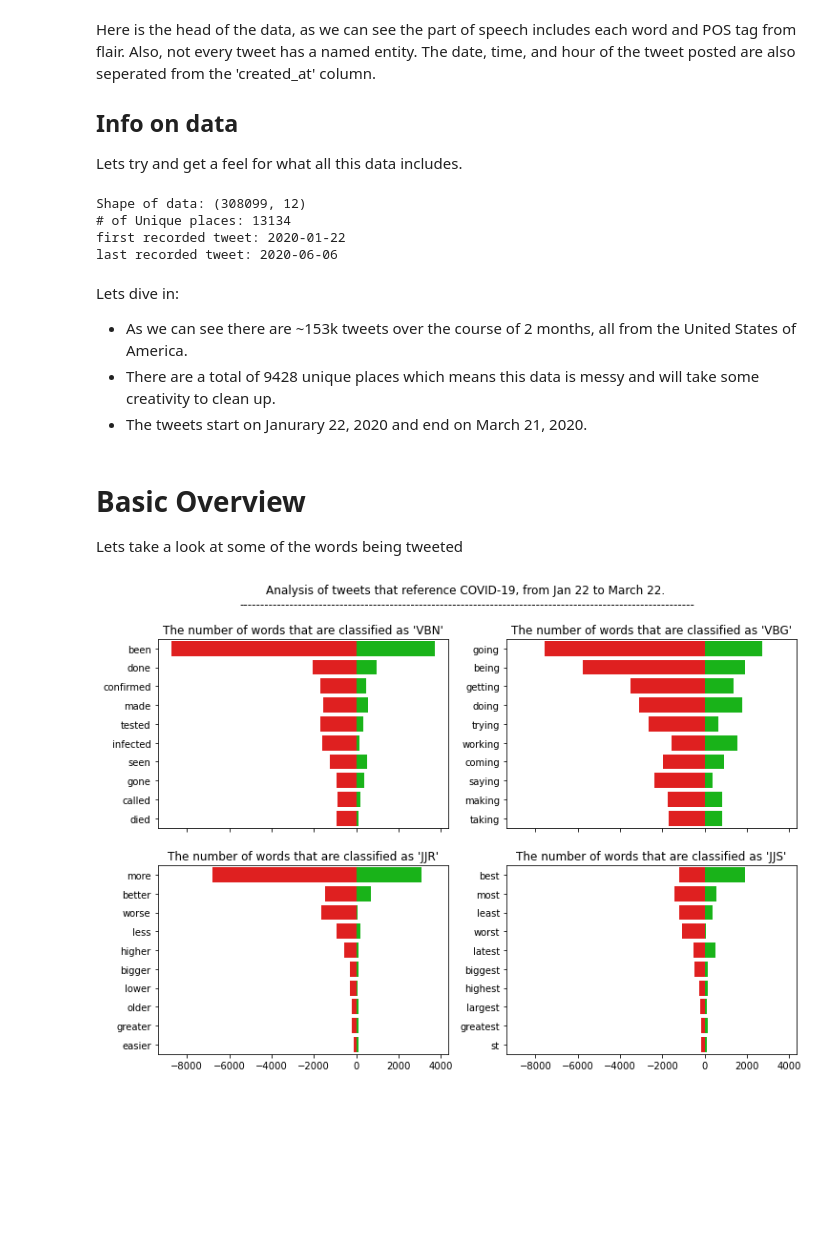
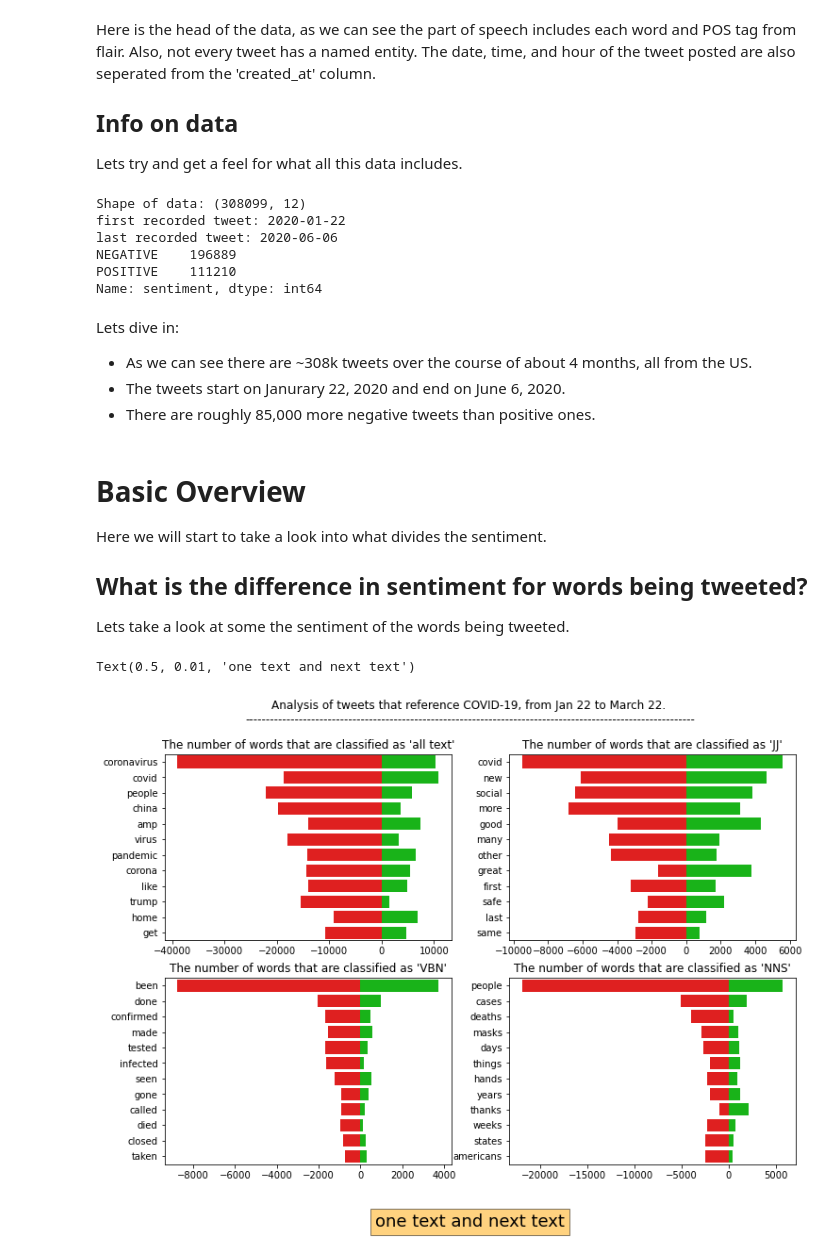
Before and after one commit to Alexander-Kahanek/COVID_Research, a Jupyter notebook: analysis/COVID-analysis.ipynb, the cells around one changed output. Saved outputs shown, nothing was run; the diff lists cells and outputs as text; code cells hidden in the pictures; blank space fills up the shorter version.

```diff
--- a/analysis/COVID-analysis.ipynb
+++ b/analysis/COVID-analysis.ipynb
@@ -49,45 +49,61 @@ Here is the head of the data, as we can see the part of speech includes each wor
 Lets try and get a feel for what all this data includes.
 # %%
 print('Shape of data:', raw.shape)
-print('# of Unique places:',len(raw['place'].unique()))
 print('first recorded tweet:', raw['date'].min())
 print('last recorded tweet:', raw['date'].max())
+print(raw['sentiment'].value_counts())
 # %% [output]
 Shape of data: (308099, 12)
-# of Unique places: 13134
 first recorded tweet: 2020-01-22
 last recorded tweet: 2020-06-06
+NEGATIVE    196889
+POSITIVE    111210
+Name: sentiment, dtype: int64
 # %% [markdown]
 Lets dive in:
 
-* As we can see there are ~153k tweets over the course of 2 months, all from the United States of America.
-* There are a total of 9428 unique places which means this data is messy and will take some creativity to clean up.
-* The tweets start on Janurary 22, 2020 and end on March 21, 2020.
+* As we can see there are ~308k tweets over the course of about 4 months, all from the US.
+* The tweets start on Janurary 22, 2020 and end on June 6, 2020.
+* There are roughly 85,000 more negative tweets than positive ones.
 # %% [markdown]
 # Basic Overview
 
-Lets take a look at some of the words being tweeted
+Here we will start to take a look into what divides the sentiment.
+
+## What is the difference in sentiment for words being tweeted?
+
+Lets take a look at some the sentiment of the words being tweeted.
 # %%
-# # count words in dataframe
-# df = text_lister(raw['cleantext'])
-# df = count_words(df)
-# # df.head(10)
+# tags to search for in chart
+POStags = ['all text', 'JJ', 'VBN', 'NNS']
 
-POStags = ['VBN', 'VBG', 'JJR', 'JJS']
-
-fig, ax = plt.subplots(nrows=2, ncols=2, figsize=(12, 8), sharex= True)
+# figure setup
+fig, ax = plt.subplots(nrows=2, ncols=2, figsize=(12, 8), sharex= False)
 fig.suptitle('Analysis of tweets that reference COVID-19, from Jan 22 to March 22. \n-------------------------------------------------------------------------------------------------------------')
 
 # search for words by pos tags
 for i, tag in enumerate(POStags):
-    poslist = filter_pos(raw[raw['sentiment'] == 'POSITIVE']['pos'], tag)
-    neglist = filter_pos(raw[raw['sentiment'] == 'NEGATIVE']['pos'], tag)
+    if i == 0:
+        # raw words
+        poslist = text_lister(raw[raw['sentiment'] == 'POSITIVE']['cleantext'])
+        neglist = text_lister(raw[raw['sentiment'] == 'NEGATIVE']['cleantext'])
+    else:
+        # tagged words
+        poslist = filter_pos(raw[raw['sentiment'] == 'POSITIVE']['pos'], tag)
+        neglist = filter_pos(raw[raw['sentiment'] == 'NEGATIVE']['pos'], tag)
 
-    verbdf = count_n_seperate(poslist, neglist, 10)
+    # join lists
+    verbdf = count_n_seperate(poslist, neglist, 12)
 
+    # plotting positive counts
     p1 = sns.barplot(data=verbdf, x='poscount', y='word', palette= ['#00cc00'], ax= ax[i//2, i%2])
+    # plotting negative counts
     p1 = sns.barplot(data=verbdf, x='negcount', y='word', palette= ['#ff0000'], ax= ax[i//2, i%2]).set_title(f"The number of words that are classified as '{tag}'")
+    # labels
     ax[i//2, i%2].set_xlabel("")
     ax[i//2, i%2].set_ylabel("")
+
+plt.figtext(0.5, 0.01, "one text and next text", ha="center", fontsize=18, bbox={"facecolor":"orange", "alpha":0.5, "pad":5})
 # %% [output]
+Text(0.5, 0.01, 'one text and next text')
-[figure, old version]
+[figure, new version]
```
Also changed, not shown: parts of 18 cells of this notebook.
